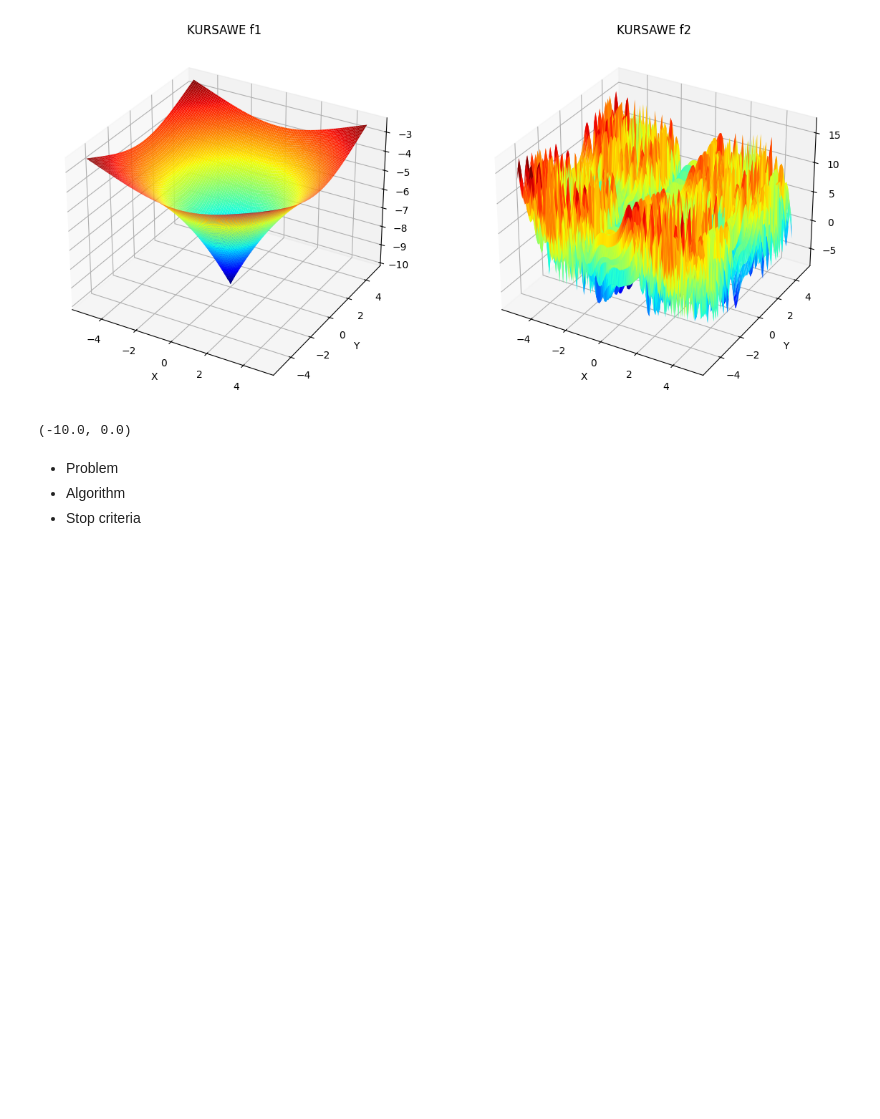
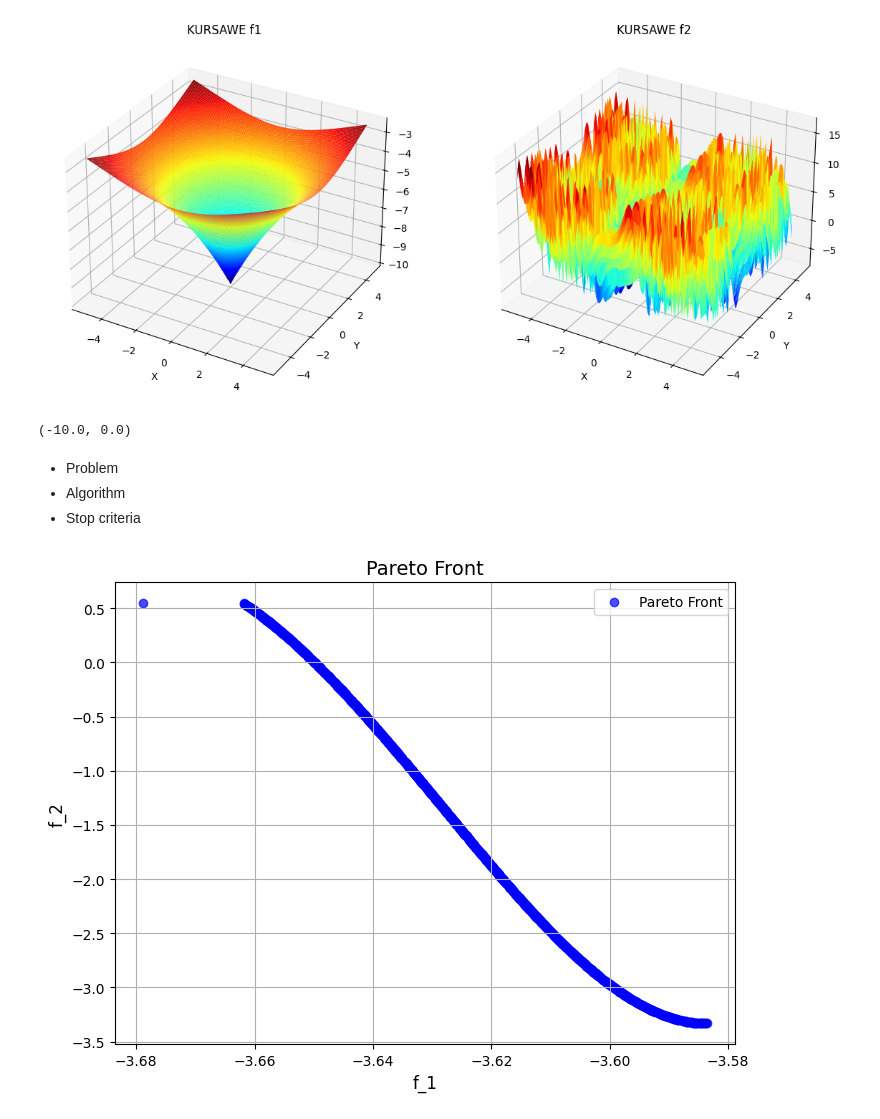
Before and after one commit to khoa16122004/Evolutionary-Black-box-Patch-Attacks-on-Face-Verification, a Jupyter notebook: pymoo.ipynb, the cells around one changed output. Cells and saved outputs as stored; diff of their text form; code cells hidden in the pictures; blank space fills up the shorter version.

```diff
--- a/pymoo.ipynb
+++ b/pymoo.ipynb
@@ -61,3 +61,36 @@ class ProblemWrapper(Problem):
             res.append(benchmarks.kursawe(design))
 
         out['F'] = np.array(res)
+# %%
+problem = ProblemWrapper(n_var=2, n_obj=2, xl=[-5., 5.], xu=[5, 5]) # x1 \in xl[0], xu[0]
+# %%
+from pymoo.algorithms.moo.nsga2 import NSGA2
+
+algorithm = NSGA2(pop_size=1000)
+# %%
+stop_criteria = ('n_gen', 100)
+# %%
+results = minimize(
+    problem=problem,
+    algorithm=algorithm,
+    termiation=stop_criteria
+)
+# %%
+import matplotlib.pyplot as plt
+
+F = results.F
+
+F1 = F[:, 0]
+F2 = F[:, 1]
+
+plt.figure(figsize=(8, 6))
+plt.scatter(F1, F2, color='blue', label='Pareto Front', alpha=0.7)
+
+plt.title("Pareto Front", fontsize=14)
+plt.xlabel("f_1", fontsize=12)
+plt.ylabel("f_2", fontsize=12)
+plt.legend()
+plt.grid(True)
+plt.show()
+# %% [output]
+[figure, added]
```
Also changed, not shown: parts of 1 cell of this notebook, 10 other files.
